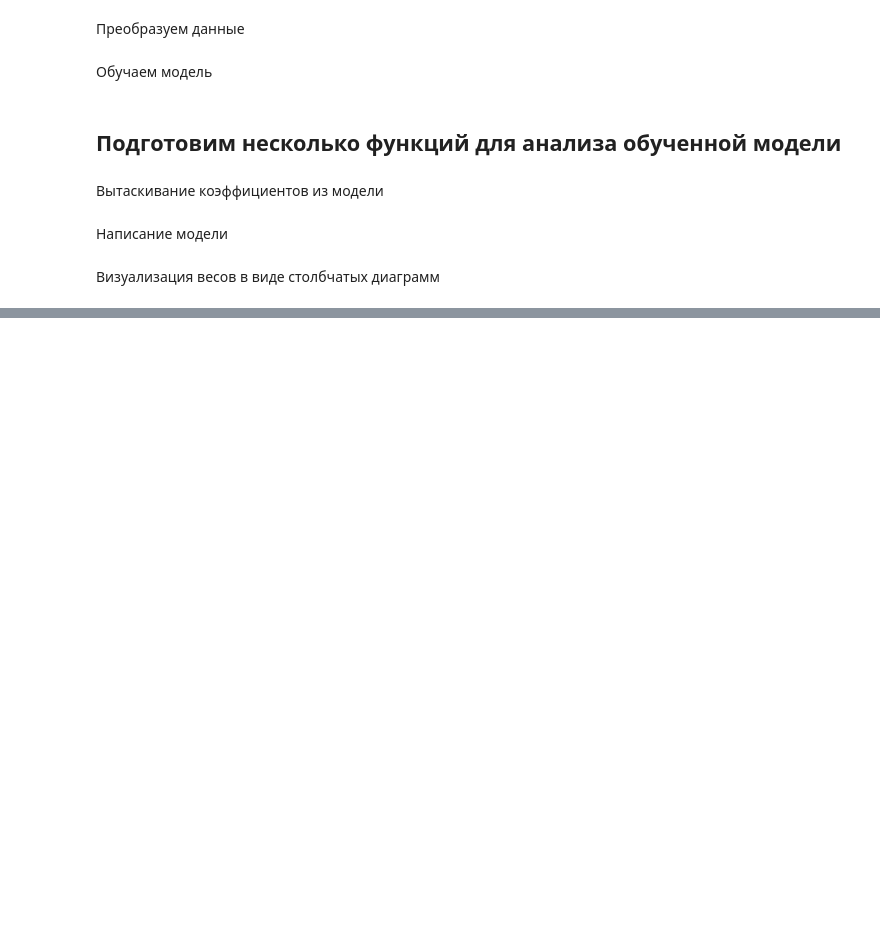
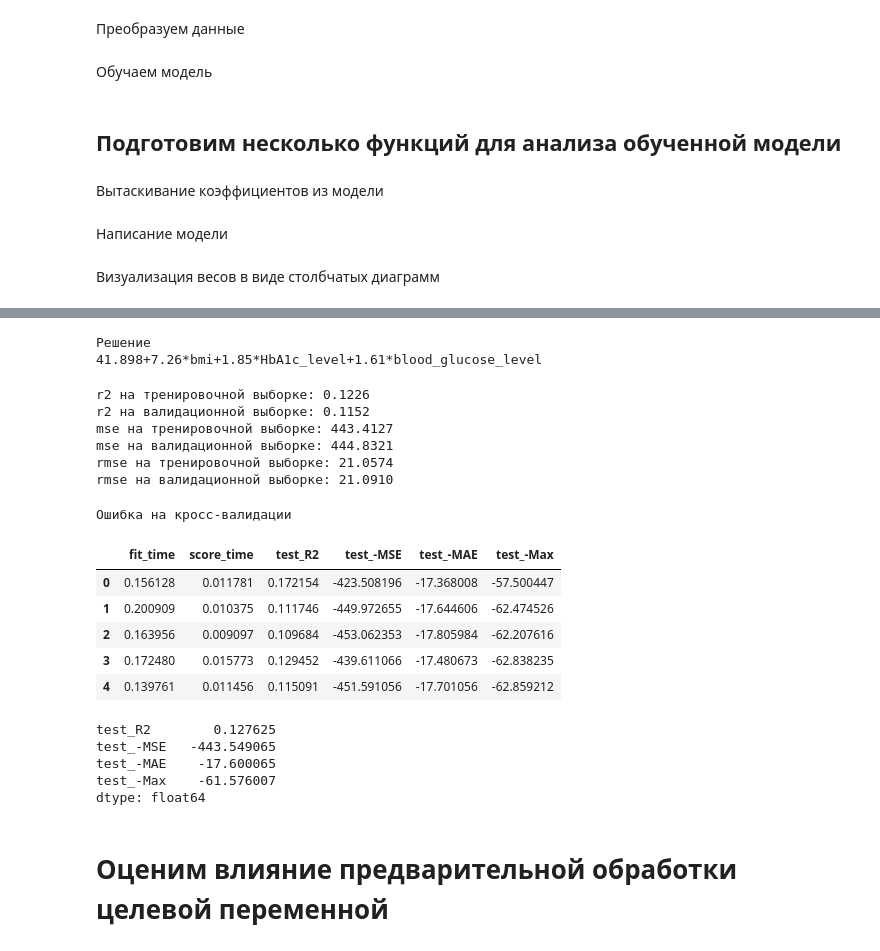
Before and after one commit to synrocka/Diabetes-Prediction, a Jupyter notebook: LinearRegression.ipynb, the cells around one changed output, grey strips where cells are left out. Saved outputs shown, nothing was run; the diff lists cells and outputs as text; code cells hidden in the pictures; blank space fills up the shorter version.

```diff
--- a/LinearRegression.ipynb
+++ b/LinearRegression.ipynb
@@ -246,0 +389,44 @@ def vis_weight(weights, features_names=None, width=1200, height=600):
+# %%
+B0, B = get_coefs(pipe_num['model'])
+features_names = list(columns_num)
+
+print_model(B0, B, features_names)
+# %% [output]
+Решение
+41.898+7.26*bmi+1.85*HbA1c_level+1.61*blood_glucose_level
+# %%
+print(f"r2 на тренировочной выборке: {calculate_metric(pipe_num, X_train, y_train):.4f}")
+print(f"r2 на валидационной выборке: {calculate_metric(pipe_num, X_val, y_val):.4f}")
+
+print(f"mse на тренировочной выборке: {calculate_metric(pipe_num, X_train, y_train, mse):.4f}")
+print(f"mse на валидационной выборке: {calculate_metric(pipe_num, X_val, y_val, mse):.4f}")
+
+print(f"rmse на тренировочной выборке: {calculate_metric(pipe_num, X_train, y_train, mse, squared=False):.4f}")
+print(f"rmse на валидационной выборке: {calculate_metric(pipe_num, X_val, y_val, mse, squared=False):.4f}")
+# %% [output]
+r2 на тренировочной выборке: 0.1226
+r2 на валидационной выборке: 0.1152
+mse на тренировочной выборке: 443.4127
+mse на валидационной выборке: 444.8321
+rmse на тренировочной выборке: 21.0574
+rmse на валидационной выборке: 21.0910
+# %%
+cross_validation(X_train, y_train,
+                 pipe_num,
+                 scoring_reg,
+                 ShuffleSplit(n_splits=5, random_state=42))
+# %% [output]
+Ошибка на кросс-валидации
+|  | fit_time | score_time | test_R2 | test_-MSE | test_-MAE | test_-Max |
+| 0 | 0.156128 | 0.011781 | 0.172154 | -423.508196 | -17.368008 | -57.500447 |
+| 1 | 0.200909 | 0.010375 | 0.111746 | -449.972655 | -17.644606 | -62.474526 |
+| 2 | 0.163956 | 0.009097 | 0.109684 | -453.062353 | -17.805984 | -62.207616 |
+| 3 | 0.172480 | 0.015773 | 0.129452 | -439.611066 | -17.480673 | -62.838235 |
+| 4 | 0.139761 | 0.011456 | 0.115091 | -451.591056 | -17.701056 | -62.859212 |
+test_R2        0.127625
+test_-MSE   -443.549065
+test_-MAE    -17.600065
+test_-Max    -61.576007
+dtype: float64
+# %% [markdown]
+# Оценим влияние предварительной обработки целевой переменной
```
Also changed, not shown: parts of 39 cells of this notebook.
